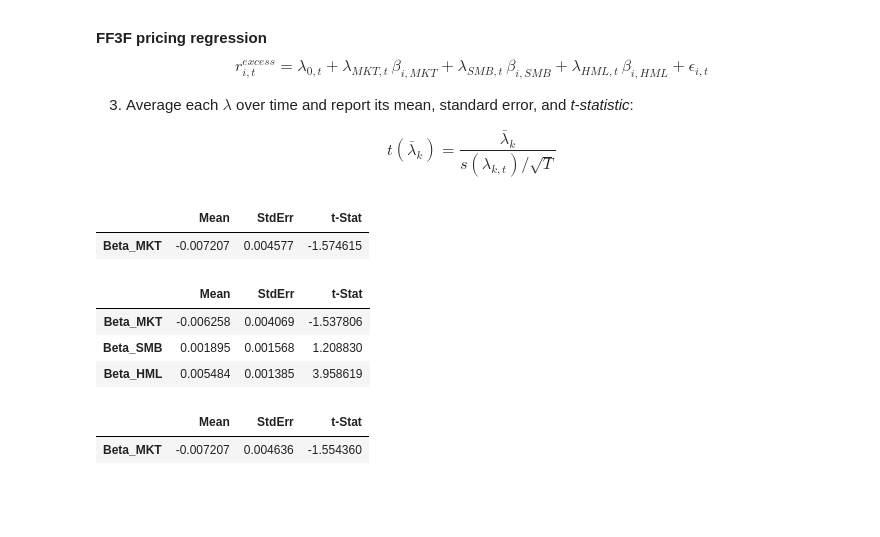
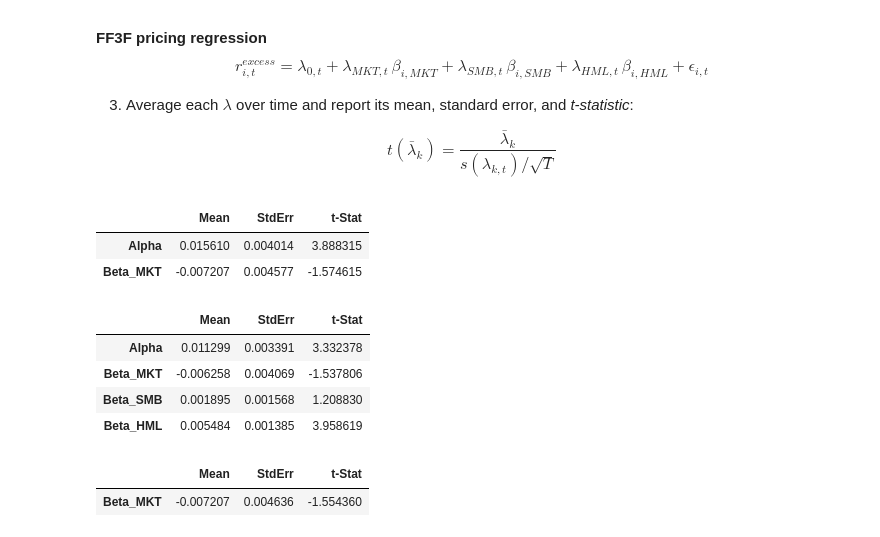
Before and after one commit to dhajibashi/Project_3, a Jupyter notebook: FIN684_Project_III.ipynb, the cells around one changed output. Drawn from its saved outputs; the diff is of its cells as text; code cells hidden in the pictures; blank space fills up the shorter version.

Commit message:
Added the alpha (intercept) in the FMB procedure and changed the code for the last two plots based on the summary dataframes.

```diff
--- a/FIN684_Project_III.ipynb
+++ b/FIN684_Project_III.ipynb
@@ -735,77 +735,61 @@ def fmb_procedure(excess_returns: pd.DataFrame, betas: pd.DataFrame) -> pd.DataF
 
     Parameters:
     - excess_returns: pd.DataFrame, shape (T, N), excess returns for N assets over T periods
-    - betas: pd.DataFrame or 3D array, shape (T, N, K) or (N, K), factor loadings (betas)
-             If 3D (time varying), use for each period, if 2D assume constant over time.
+    - betas: pd.DataFrame, shape (N, K), factor loadings (betas)
 
     Returns:
-    - summary_df: pd.DataFrame with columns [Mean, StdErr, t-Stat] indexed by factor name.
+    - summary_df: pd.DataFrame with columns [Mean, StdErr, t-Stat] indexed by factor name (+ Alpha).
     """
     T, N = excess_returns.shape
-
-    # # Determine if betas are time-varying
-    # if isinstance(betas, pd.DataFrame) and betas.ndim == 2 and betas.shape[0] == N:
-    #     # betas shape (N, K), constant betas
-    #     betas_data = betas.values  # shape (N, K)
-    #     K = betas.shape[1]
-    #     time_varying = False
-    # elif isinstance(betas, (np.ndarray, pd.DataFrame)) and betas.shape[0] == T and betas.shape[1] == N:
-    #     # betas shape (T, N, K)
-    #     betas_data = betas.values if isinstance(betas, pd.DataFrame) else betas
-    #     K = betas_data.shape[2]
-    #     time_varying = True
-    # else:
-    #     raise ValueError("Betas input shape not recognized. Expect shape (N, K) or (T, N, K).")
+    K = betas.shape[1]
 
     risk_premia_estimates = []
 
     for t in range(T):
         y = excess_returns.iloc[t].values  # returns at time t (length N)
-        X = betas.values
-        # display(y)
+        X = betas.values  # shape (N, K)
 
-        # if time_varying:
-        #     X = betas_data[t, :, :]  # betas at time t, shape (N, K)
-        # else:
-        #     X = betas_data  # constant betas, shape (N, K)
-
-        # Add constant to regression
+        # Add constant (intercept) term
         m = ols_with_const(y, pd.DataFrame(X))
 
-        lambda_t = m.params[1:]  # skip constant
-        risk_premia_estimates.append(lambda_t.values if lambda_t is not None else [np.nan]*K)
+        lambda_t = m.params
+        # Append parameters including intercept
+        risk_premia_estimates.append(lambda_t.values if lambda_t is not None else [np.nan] * (K + 1))
 
-
-    risk_premia_estimates = np.array(risk_premia_estimates)  # shape (T, K)
+    risk_premia_estimates = np.array(risk_premia_estimates)  # shape (T, K+1)
 
     # Compute time-series mean, std error, and t-stats
     mean_lambda = np.nanmean(risk_premia_estimates, axis=0)
     std_err_lambda = np.nanstd(risk_premia_estimates, axis=0, ddof=1) / np.sqrt(np.sum(~np.isnan(risk_premia_estimates), axis=0))
     t_stats = mean_lambda / std_err_lambda
 
-    factor_names = betas.columns if isinstance(betas, pd.DataFrame) and betas.ndim == 2 and betas.shape[0] == N else [f"Factor_{i}" for i in range(K)]
+    # Add "Alpha" as intercept name + factor names
+    factor_names = ["Alpha"] + list(betas.columns)
 
     summary_df = pd.DataFrame({
         "Mean": mean_lambda,
         "StdErr": std_err_lambda,
         "t-Stat": t_stats
     }, index=factor_names)
 
     return summary_df
+
 
 # CAPM betas (constant)
 betas_capm = capm_table[["Beta_MKT"]]
 fmb_capm_summary = fmb_procedure(excess, betas_capm)
 display(fmb_capm_summary)
 
 # FF3F betas (constant)
 betas_ff3 = ff3_table[["Beta_MKT", "Beta_SMB", "Beta_HML"]]
 fmb_ff3_summary = fmb_procedure(excess, betas_ff3)
 display(fmb_ff3_summary)
 # %% [output]
 |  | Mean | StdErr | t-Stat |
+| Alpha | 0.015610 | 0.004014 | 3.888315 |
 | Beta_MKT | -0.007207 | 0.004577 | -1.574615 |
 |  | Mean | StdErr | t-Stat |
+| Alpha | 0.011299 | 0.003391 | 3.332378 |
 | Beta_MKT | -0.006258 | 0.004069 | -1.537806 |
 | Beta_SMB | 0.001895 | 0.001568 | 1.208830 |
 | Beta_HML | 0.005484 | 0.001385 | 3.958619 |
```
Also changed, not shown: parts of 3 cells of this notebook.
